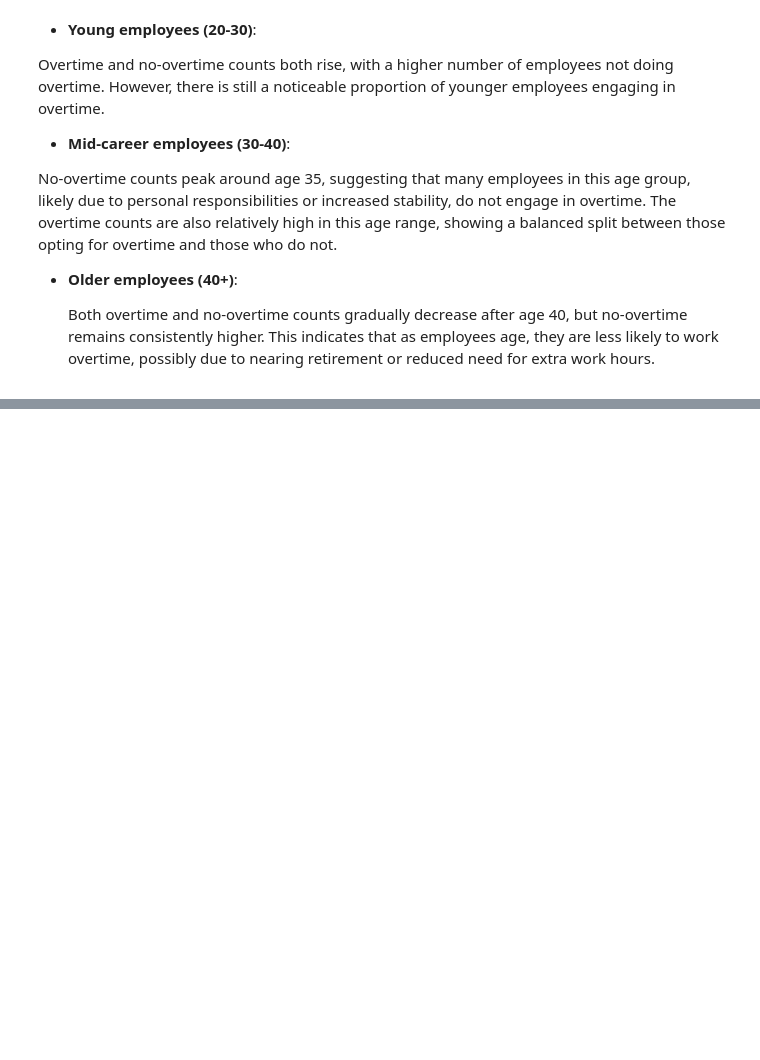
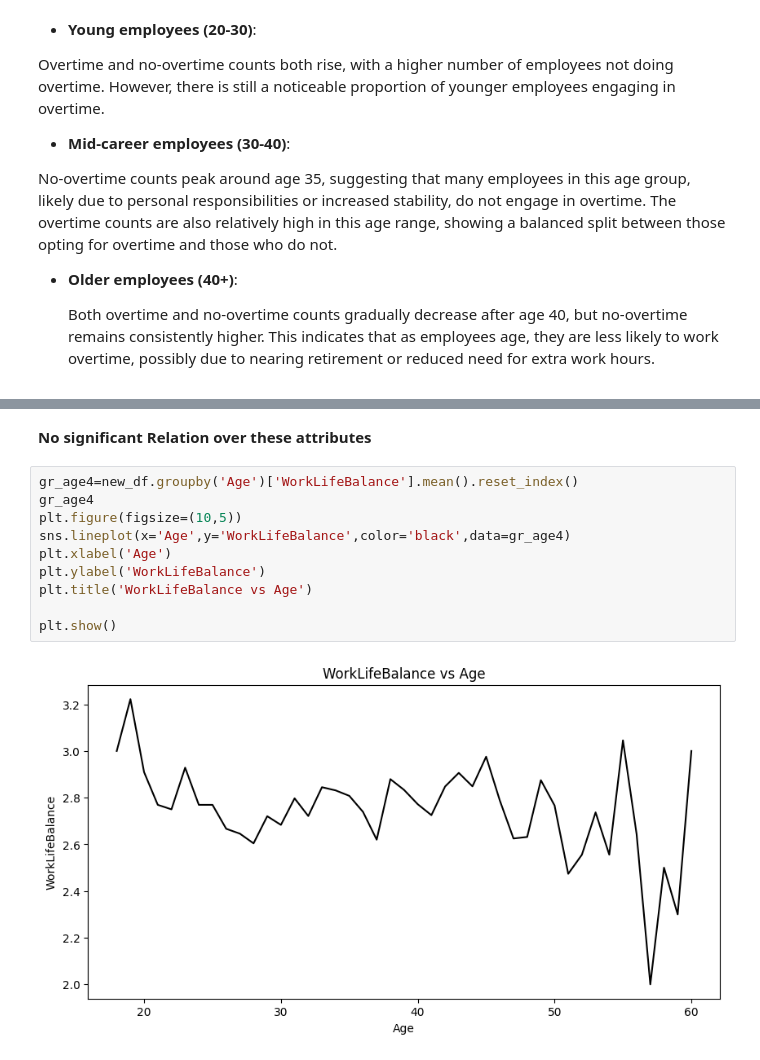
Before and after one commit to AmitSP-beep/Classification-Model, a Jupyter notebook: Classification.ipynb, the cells around one changed output, grey strips where cells are left out. Cells and saved outputs as stored; diff of their text form; blank space fills up the shorter version.

```diff
--- a/Classification.ipynb
+++ b/Classification.ipynb
@@ -389,0 +398,14 @@ plt.show()
+# %% [markdown]
+**No significant Relation over these attributes**
+# %%
+gr_age4=new_df.groupby('Age')['WorkLifeBalance'].mean().reset_index()
+gr_age4
+plt.figure(figsize=(10,5))
+sns.lineplot(x='Age',y='WorkLifeBalance',color='black',data=gr_age4)
+plt.xlabel('Age')
+plt.ylabel('WorkLifeBalance')
+plt.title('WorkLifeBalance vs Age')
+
+plt.show()
+# %% [output]
+[figure, added]
```
Also changed, not shown: parts of 58 cells of this notebook.
